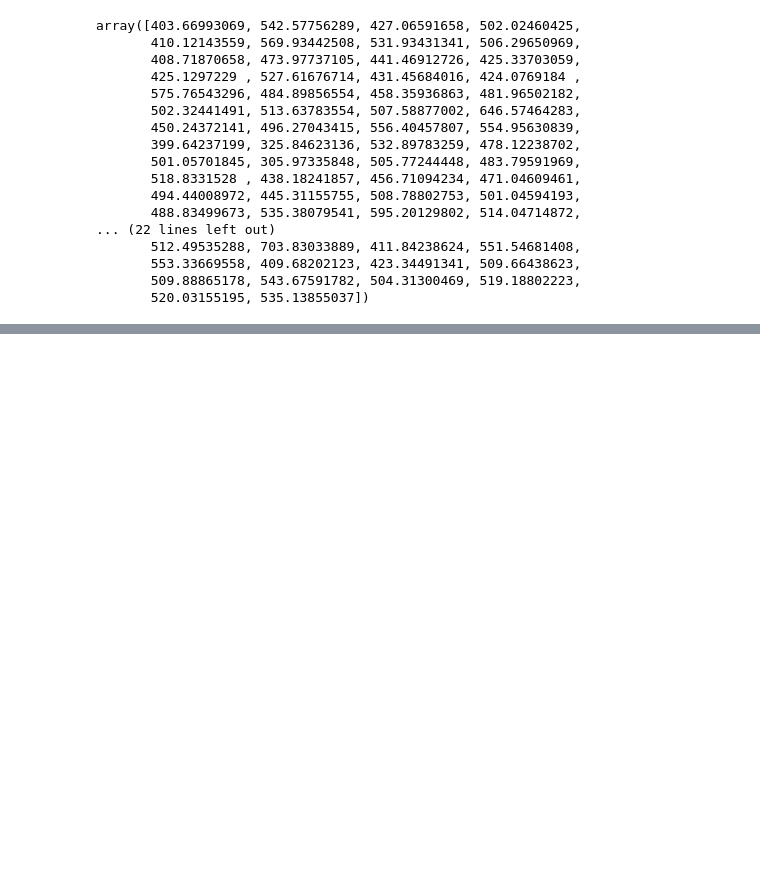
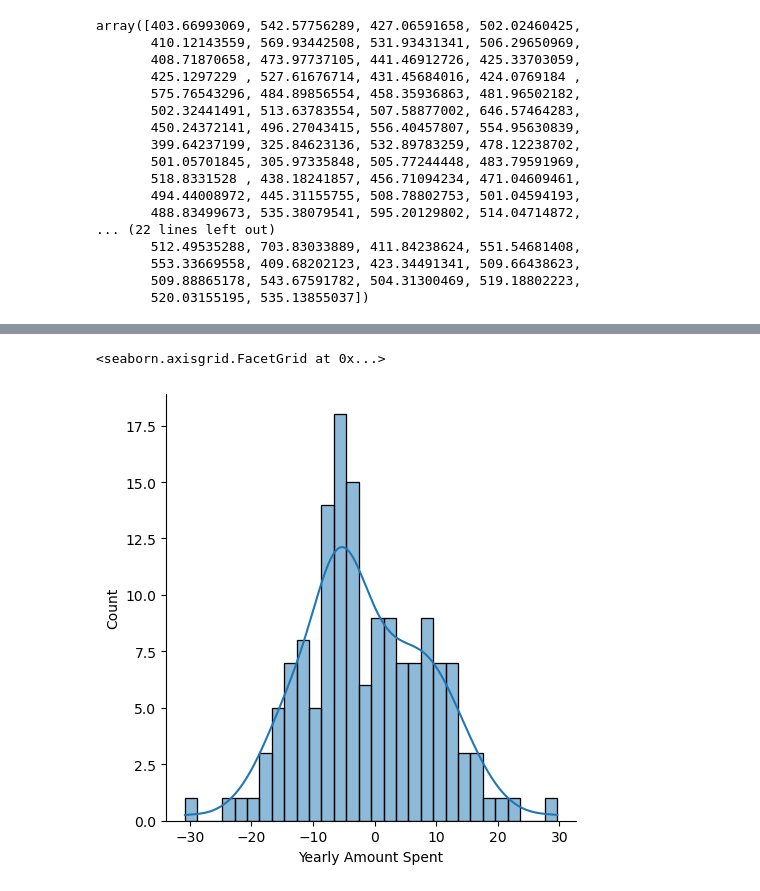
Before and after one commit to Malishka-Paradkar/ML-Yt-Practice, a Jupyter notebook: Part 3.ipynb, the cells around one changed output, grey strips where cells are left out. Saved outputs shown, nothing was run; the diff lists cells and outputs as text; code cells hidden in the pictures; blank space fills up the shorter version.

```diff
--- a/Part 3.ipynb
+++ b/Part 3.ipynb
@@ -189,0 +210,2 @@ sns.scatterplot(x=predictions, y=y_test)
+# %%
+residuals = y_test - predictions
@@ -189,0 +227,7 @@ sns.scatterplot(x=predictions, y=y_test)
+# %%
+sns.displot(residuals, bins=30, kde=True)
+# bins - number of bars
+# kde - to plot the distribution
+# %% [output]
+<seaborn.axisgrid.FacetGrid at 0x...>
+[figure, added]
```
Also changed, not shown: parts of 6 cells of this notebook.
